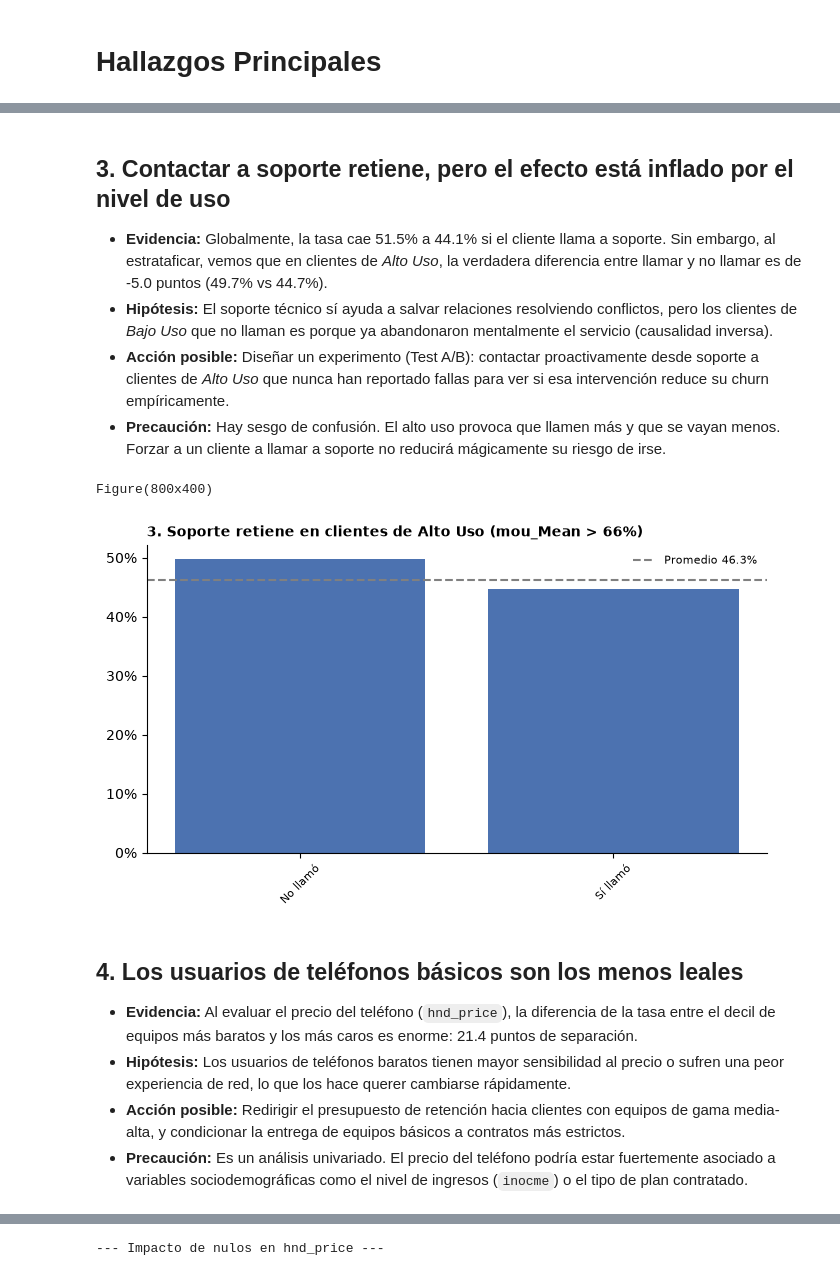
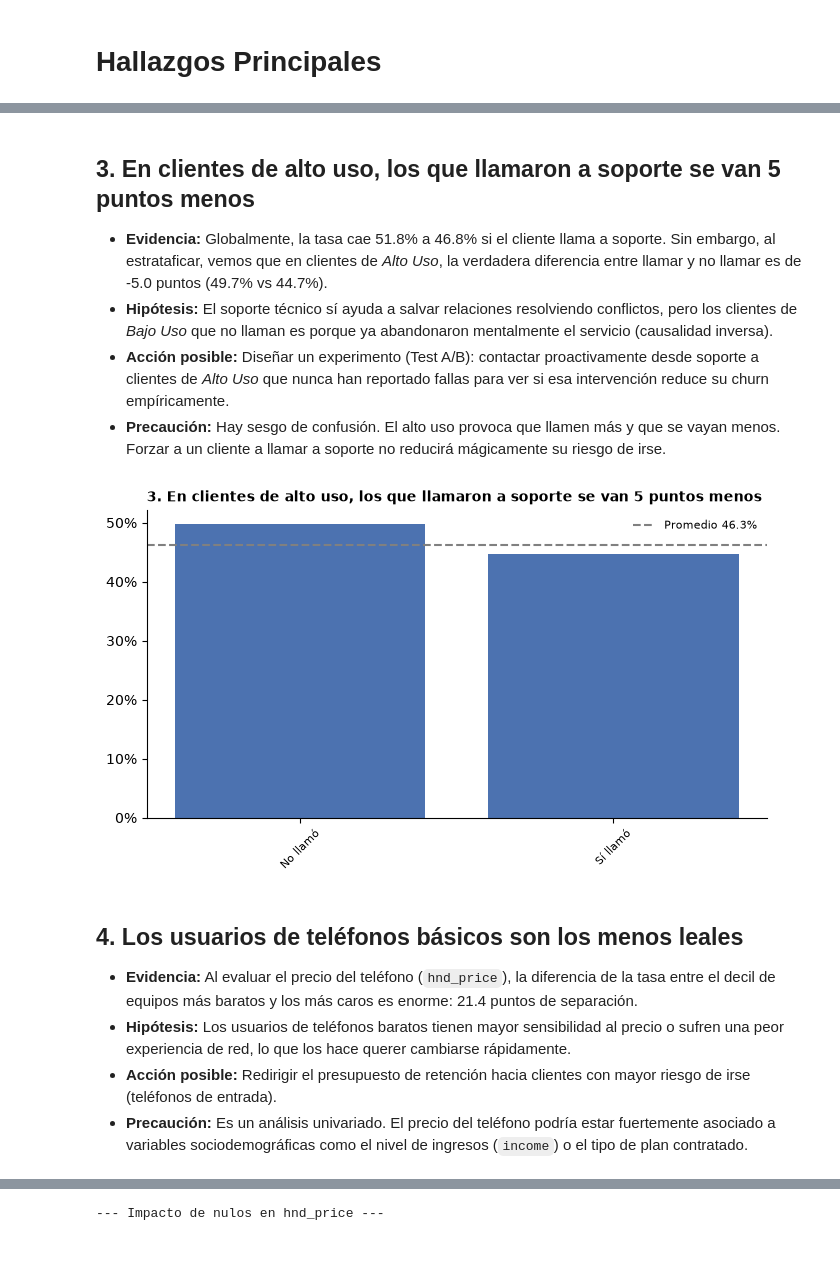
Before and after one commit to DpalaciosR20/churn-sdg, a Jupyter notebook: notebooks/02_eda.ipynb, the cells around one changed output, grey strips where cells are left out. Cells and saved outputs as stored; diff of their text form; code cells hidden in the pictures.

```diff
--- a/notebooks/02_eda.ipynb
+++ b/notebooks/02_eda.ipynb
@@ -389,27 +387,26 @@ Figure(800x400)
 [figure]
 # %% [markdown]
-## 3. Contactar a soporte retiene, pero el efecto está inflado por el nivel de uso
-- **Evidencia:** Globalmente, la tasa cae 51.5% a 44.1% si el cliente llama a soporte. Sin embargo, al estrataficar, vemos que en clientes de *Alto Uso*, la verdadera diferencia entre llamar y no llamar es de -5.0 puntos (49.7% vs 44.7%).
+## 3. En clientes de alto uso, los que llamaron a soporte se van 5 puntos menos
+- **Evidencia:** Globalmente, la tasa cae 51.8% a 46.8% si el cliente llama a soporte. Sin embargo, al estrataficar, vemos que en clientes de *Alto Uso*, la verdadera diferencia entre llamar y no llamar es de -5.0 puntos (49.7% vs 44.7%).
 - **Hipótesis:** El soporte técnico sí ayuda a salvar relaciones resolviendo conflictos, pero los clientes de *Bajo Uso* que no llaman es porque ya abandonaron mentalmente el servicio (causalidad inversa).
 - **Acción posible:** Diseñar un experimento (Test A/B): contactar proactivamente desde soporte a clientes de *Alto Uso* que nunca han reportado fallas para ver si esa intervención reduce su churn empíricamente.
 - **Precaución:** Hay sesgo de confusión. El alto uso provoca que llamen más y que se vayan menos. Forzar a un cliente a llamar a soporte no reducirá mágicamente su riesgo de irse.
 # %%
 # 3. Hallazgo: Soporte Estratificado (Alto uso)
 # Filtramos solo el tercil de "Alto uso" para la gráfica
 limite_alto_uso = df['mou_Mean'].quantile(0.666)
 df_alto_uso = df[df['mou_Mean'] > limite_alto_uso].copy()
 df_alto_uso['Llamo_Soporte'] = np.where(df_alto_uso['custcare_Mean'] > 0, "Sí llamó", "No llamó")
 tabla_soporte = df_alto_uso.groupby('Llamo_Soporte')['churn'].mean().to_frame(name='tasa_churn')
-print(graficar_tasa(tabla_soporte, "3. Soporte retiene en clientes de Alto Uso (mou_Mean > 66%)", df_alto_uso['churn'].mean()))
+fig = (graficar_tasa(tabla_soporte, "3. En clientes de alto uso, los que llamaron a soporte se van 5 puntos menos", df_alto_uso['churn'].mean()))
 # %% [output]
-Figure(800x400)
-[figure, old version]
+[figure, new version]
 # %% [markdown]
 ## 4. Los usuarios de teléfonos básicos son los menos leales
 - **Evidencia:** Al evaluar el precio del teléfono (`hnd_price`), la diferencia de la tasa entre el decil de equipos más baratos y los más caros es enorme: 21.4 puntos de separación.
 - **Hipótesis:** Los usuarios de teléfonos baratos tienen mayor sensibilidad al precio o sufren una peor experiencia de red, lo que los hace querer cambiarse rápidamente.
-- **Acción posible:** Redirigir el presupuesto de retención hacia clientes con equipos de gama media-alta, y condicionar la entrega de equipos básicos a contratos más estrictos.
-- **Precaución:** Es un análisis univariado. El precio del teléfono podría estar fuertemente asociado a variables sociodemográficas como el nivel de ingresos (`inocme`) o el tipo de plan contratado.
+- **Acción posible:** Redirigir el presupuesto de retención hacia clientes con mayor riesgo de irse (teléfonos de entrada).
+- **Precaución:** Es un análisis univariado. El precio del teléfono podría estar fuertemente asociado a variables sociodemográficas como el nivel de ingresos (`income`) o el tipo de plan contratado.
 # %%
 # 4. Hallazgo: Precio del equipo
 tabla_precio = tasa_por_decil(df, 'hnd_price', dropna=True)
```
Also changed, not shown: parts of 16 cells of this notebook, 1 other file.
